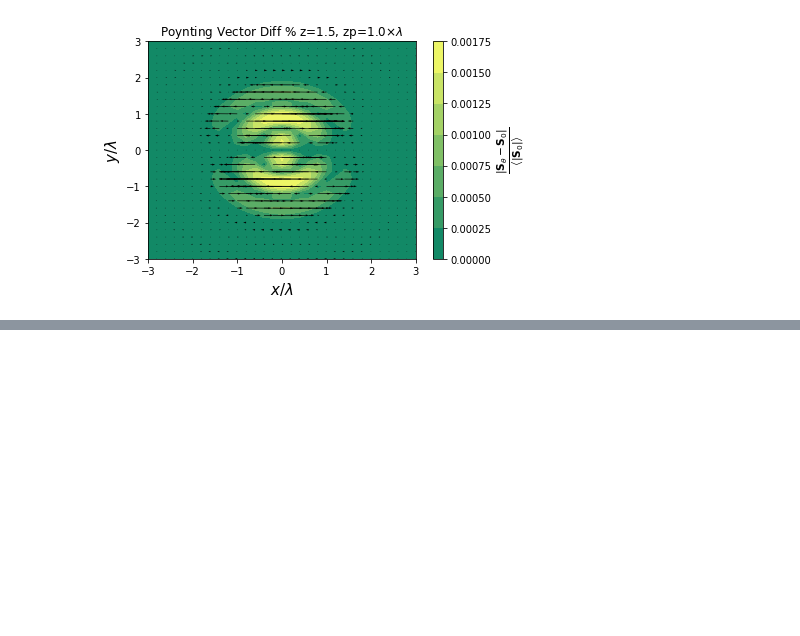
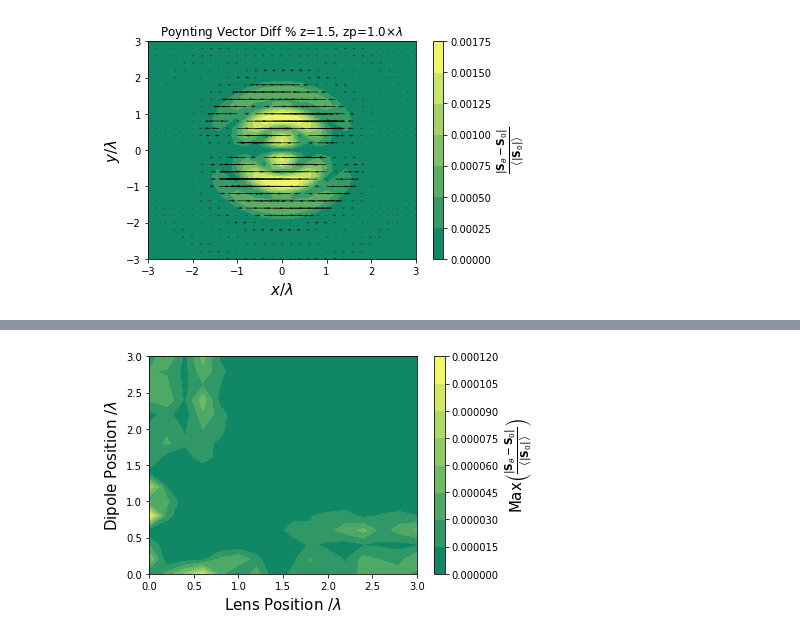
Before and after one commit to eitandv/Public_Maze, a Jupyter notebook: Good Coding/Poynting.ipynb, the cells around one changed output, grey strips where cells are left out. Saved outputs shown, nothing was run; the diff lists cells and outputs as text; code cells hidden in the pictures; blank space fills up the shorter version.

```diff
--- a/Good Coding/Poynting.ipynb
+++ b/Good Coding/Poynting.ipynb
@@ -521,3 +522,24 @@ cb.ax.set_ylabel(r'$\frac{|\mathbf{S}_\theta-\mathbf{S}_0|}{\left<|{\mathbf{S}_0
 fig.savefig('Plots Scan/Poynt_diff_%_z={},zp={}.png'.format(zc/(600*10**(-9)), zp/(600*10**(-9))), bbox_inches='tight')
 # %% [output]
 [figure]
+# %%
+def Normalization_factor(x,y_range,z,zp=600*10**(-9),data=data0):
+    y = np.arange(y_range[0],y_range[1],y_range[2])*(600*10**(-9))
+    s_values_notopo = Sv_dipole(x, y, z, zp=zp, data=data)[1:]
+    s0_norms = np.array([np.linalg.norm([v[0],v[1]]) for v in s_values_notopo])
+    mask = s0_norms>10**(70)
+    masked_new_norms = np.ma.array(s0_norms, mask=mask)
+    normalization_factor = np.mean(masked_new_norms)
+    return normalization_factor
+
+def S_dipole_max(x,y_range,z,zp=600*10**(-9),data=data1):
+    y_range = (0, 3.2, 0.2)
+    y = np.arange(y_range[0],y_range[1],y_range[2])*(600*10**(-9))
+    values = Sv_dipole(x,y,z,zp=zp,data=data)[1:]
+    values_norms = np.array([np.linalg.norm([v[0],v[1]]) for v in values])
+    mask = values_norms>10**(70)
+    masked_new_norms = np.ma.array(values_norms, mask=mask)
+    norms_max = np.amax(masked_new_norms)
+    return norms_max
+
+Sv_dipole_max = np.vectorize(S_dipole_max)
@@ -523,0 +550,11 @@ fig.savefig('Plots Scan/Poynt_diff_%_z={},zp={}.png'.format(zc/(600*10**(-9)), z
+# %%
+zcs = np.arange(0, 3.2, 0.2)*(600*10**(-9))
+zps = np.arange(0, 3.2, 0.2)*(600*10**(-9))
+zc,zp = np.meshgrid(zcs,zps)
+y_range = 'Place Holder'
+
+start = timer()
+S_values = Sv_dipole_max(0, y_range, zc, zp=zp, data=data1)
+end = timer()
+print('elapsed time S Topo: {}'.format(end - start)) # Time in seconds, e.g. 5.38091952400282
+S_notopo_values = Sv_dipole_max(0, y_range, zc, zp=zp, data=data0)
@@ -523,0 +563,13 @@ fig.savefig('Plots Scan/Poynt_diff_%_z={},zp={}.png'.format(zc/(600*10**(-9)), z
+# %%
+X,Y = zcs/(600*10**(-9)),zps/(600*10**(-9))
+new_norms = (np.abs(S_values-S_notopo_values))/S_notopo_values
+
+fig, ax = plt.subplots()
+ax2 = ax.contourf(X,Y, new_norms, cmap='summer')
+cb = fig.colorbar(ax2)
+ax.set_xlabel(r'Lens Position $/\lambda$', size=15)
+ax.set_ylabel(r'Dipole Position $/\lambda$', size=15)
+cb.ax.set_ylabel(r'Max$\left(\frac{|\mathbf{S}_\theta-\mathbf{S}_0|}{\left<|{\mathbf{S}_0}|\right>}\right)$', size=15)
+fig.savefig('Plots Scan/Zp_vs_Zc_epsilon={}_mu={}.png'.format(TI_emu[0], TI_emu[1]), bbox_inches='tight')
+# %% [output]
+[figure, added]
```
Also changed, not shown: parts of 5 cells of this notebook, 5 other files.
